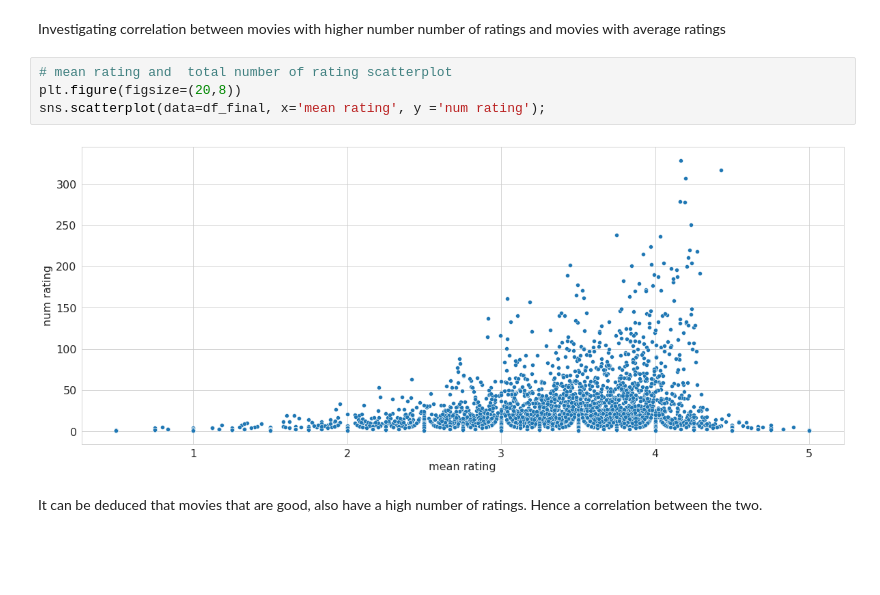
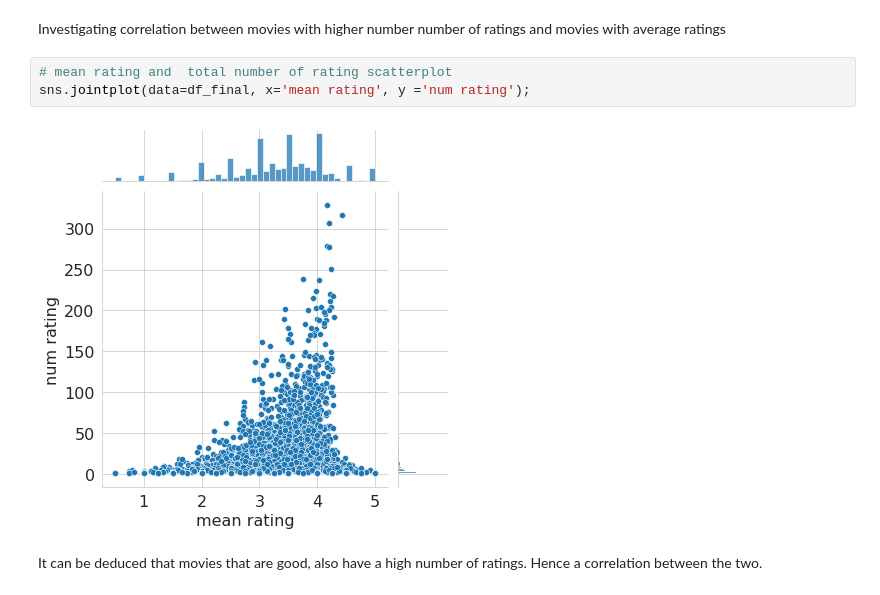
Before and after one commit to E-Juliet/Movie-reccomender, a Jupyter notebook: phase_4_project.ipynb, the cells around one changed output. Saved outputs shown, nothing was run; the diff lists cells and outputs as text; blank space fills up the shorter version.

```diff
--- a/phase_4_project.ipynb
+++ b/phase_4_project.ipynb
@@ -610,10 +592,9 @@ df_final.head()
 Investigating correlation between movies with higher number number of ratings and movies with average ratings
 # %%
 # mean rating and  total number of rating scatterplot
-plt.figure(figsize=(20,8))
-sns.scatterplot(data=df_final, x='mean rating', y ='num rating');
+sns.jointplot(data=df_final, x='mean rating', y ='num rating');
 # %% [output]
-[figure, old version]
+[figure, new version]
 # %% [markdown]
 It can be deduced that movies that are good, also have a high number of ratings. Hence a correlation between the two.
 # %% [markdown]
```
Also changed, not shown: parts of 3 cells of this notebook.
